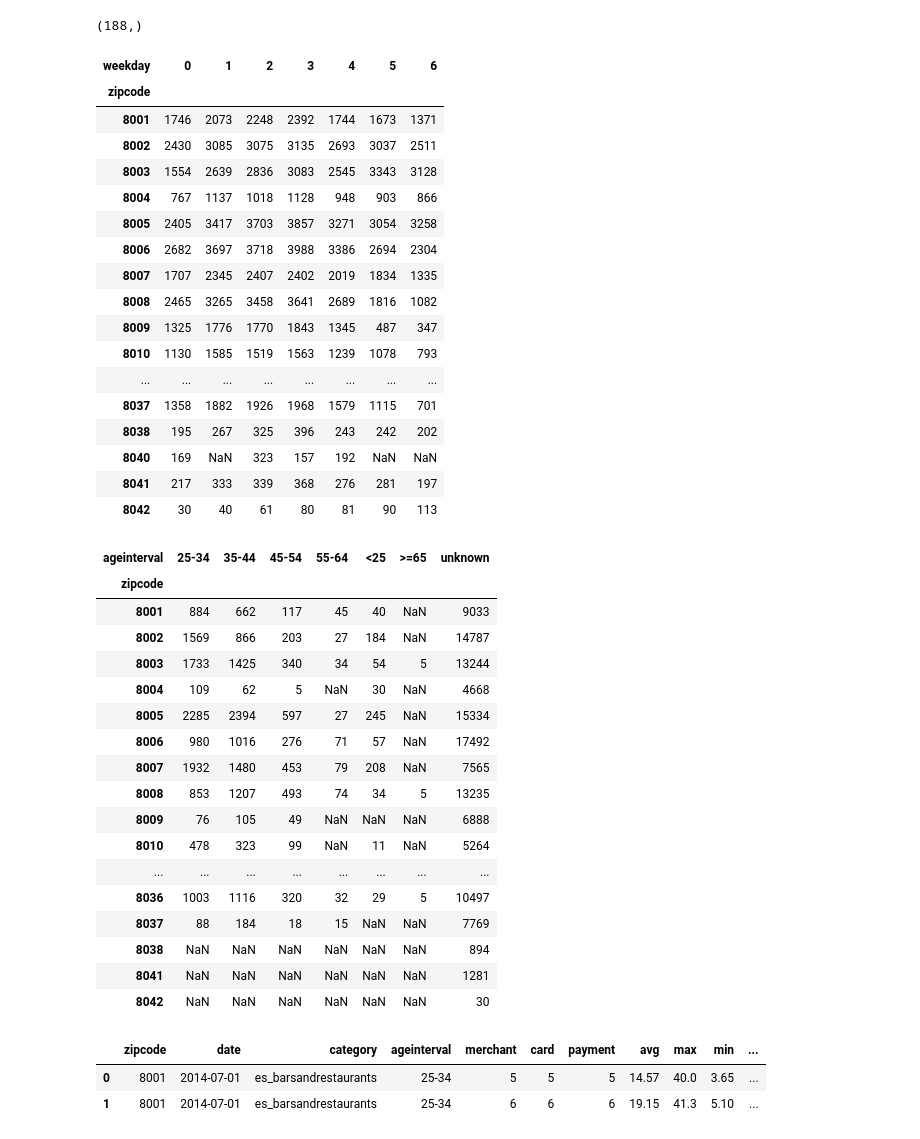
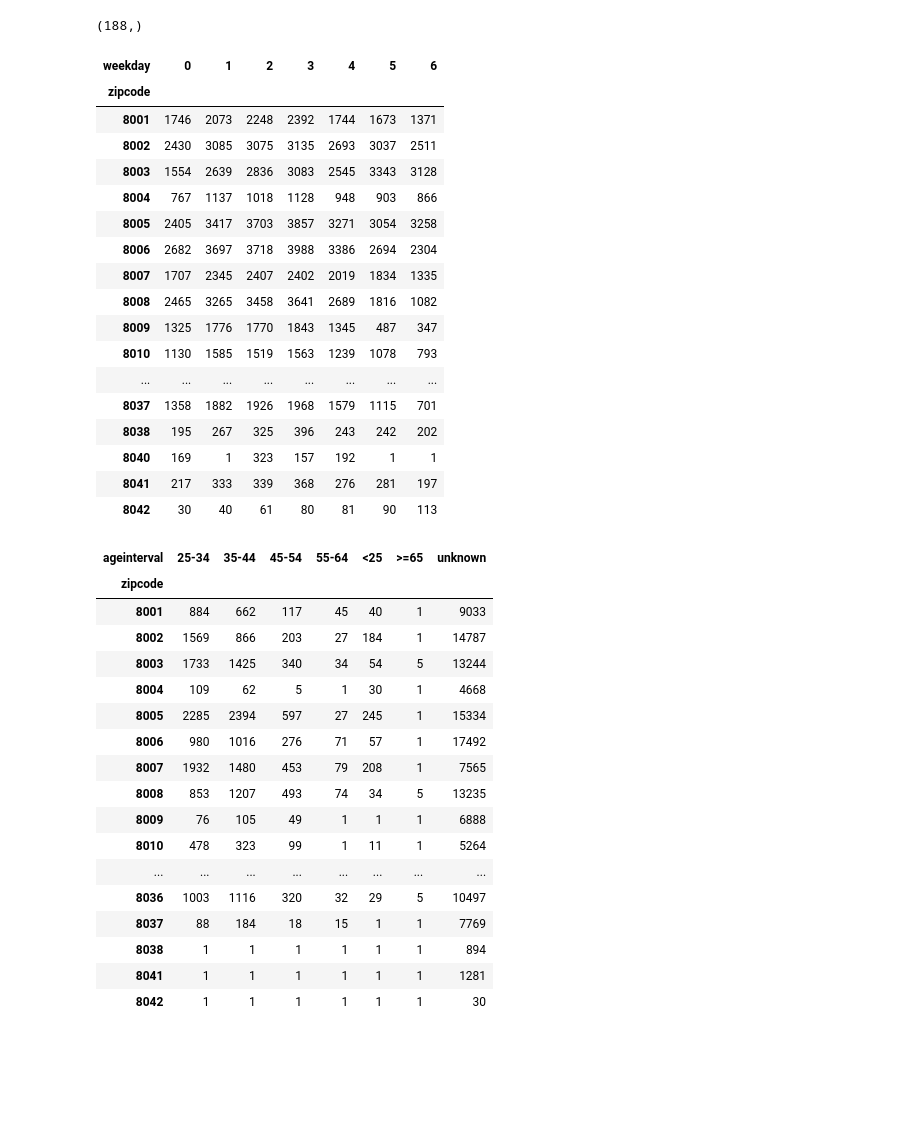
Before and after one commit to TeamUno/project, a Jupyter notebook: initial-exploration/Exploracion-Restaurants_BCN.ipynb, the cells around one changed output. Saved outputs shown, nothing was run; the diff lists cells and outputs as text; code cells hidden in the pictures; blank space fills up the shorter version.

```diff
--- a/initial-exploration/Exploracion-Restaurants_BCN.ipynb
+++ b/initial-exploration/Exploracion-Restaurants_BCN.ipynb
@@ -170,6 +172,7 @@ by='zipcode'
 #by='day'
 #by='weekday'
 pivbasic_stats=pd.pivot_table(restaurants_bcn, values='payment', index=[by],columns = ['weekday'], aggfunc=np.sum)
+pivbasic_stats=pivbasic_stats.fillna(1)
 pivbasic_stats
 # %% [output]
 | weekday | 0 | 1 | 2 | 3 | 4 | 5 | 6 |
@@ -187,40 +190,35 @@ pivbasic_stats
 | ... | ... | ... | ... | ... | ... | ... | ... |
 | 8037 | 1358 | 1882 | 1926 | 1968 | 1579 | 1115 | 701 |
 | 8038 | 195 | 267 | 325 | 396 | 243 | 242 | 202 |
-| 8040 | 169 | NaN | 323 | 157 | 192 | NaN | NaN |
+| 8040 | 169 | 1 | 323 | 157 | 192 | 1 | 1 |
 | 8041 | 217 | 333 | 339 | 368 | 276 | 281 | 197 |
 | 8042 | 30 | 40 | 61 | 80 | 81 | 90 | 113 |
 # %%
 restaurants_age=age_distribution[age_distribution["category"]=="es_barsandrestaurants"]
 restaurants_age_bcn=restaurants_age[restaurants_age["zipcode"]<=8042]
 
 by='zipcode'
 #by='day'
 #by='weekday'
 pivbasic_stats=pd.pivot_table(restaurants_age_bcn, values='payment', index=[by],columns = ['ageinterval'], aggfunc=np.sum)
+pivbasic_stats=pivbasic_stats.fillna(1)
 pivbasic_stats
 # %% [output]
 | ageinterval | 25-34 | 35-44 | 45-54 | 55-64 | <25 | >=65 | unknown |
 | zipcode |  |  |  |  |  |  |  |
-| 8001 | 884 | 662 | 117 | 45 | 40 | NaN | 9033 |
-| 8002 | 1569 | 866 | 203 | 27 | 184 | NaN | 14787 |
+| 8001 | 884 | 662 | 117 | 45 | 40 | 1 | 9033 |
+| 8002 | 1569 | 866 | 203 | 27 | 184 | 1 | 14787 |
 | 8003 | 1733 | 1425 | 340 | 34 | 54 | 5 | 13244 |
-| 8004 | 109 | 62 | 5 | NaN | 30 | NaN | 4668 |
-| 8005 | 2285 | 2394 | 597 | 27 | 245 | NaN | 15334 |
-| 8006 | 980 | 1016 | 276 | 71 | 57 | NaN | 17492 |
-| 8007 | 1932 | 1480 | 453 | 79 | 208 | NaN | 7565 |
+| 8004 | 109 | 62 | 5 | 1 | 30 | 1 | 4668 |
+| 8005 | 2285 | 2394 | 597 | 27 | 245 | 1 | 15334 |
+| 8006 | 980 | 1016 | 276 | 71 | 57 | 1 | 17492 |
+| 8007 | 1932 | 1480 | 453 | 79 | 208 | 1 | 7565 |
 | 8008 | 853 | 1207 | 493 | 74 | 34 | 5 | 13235 |
-| 8009 | 76 | 105 | 49 | NaN | NaN | NaN | 6888 |
-| 8010 | 478 | 323 | 99 | NaN | 11 | NaN | 5264 |
+| 8009 | 76 | 105 | 49 | 1 | 1 | 1 | 6888 |
+| 8010 | 478 | 323 | 99 | 1 | 11 | 1 | 5264 |
 | ... | ... | ... | ... | ... | ... | ... | ... |
 | 8036 | 1003 | 1116 | 320 | 32 | 29 | 5 | 10497 |
-| 8037 | 88 | 184 | 18 | 15 | NaN | NaN | 7769 |
-| 8038 | NaN | NaN | NaN | NaN | NaN | NaN | 894 |
-| 8041 | NaN | NaN | NaN | NaN | NaN | NaN | 1281 |
-| 8042 | NaN | NaN | NaN | NaN | NaN | NaN | 30 |
+| 8037 | 88 | 184 | 18 | 15 | 1 | 1 | 7769 |
+| 8038 | 1 | 1 | 1 | 1 | 1 | 1 | 894 |
+| 8041 | 1 | 1 | 1 | 1 | 1 | 1 | 1281 |
+| 8042 | 1 | 1 | 1 | 1 | 1 | 1 | 30 |
-# %%
-restaurants_age_bcn[:2]
-# %% [output]
-|  | zipcode | date | category | ageinterval | merchant | card | payment | avg | max | min | ... |
-| 0 | 8001 | 2014-07-01 | es_barsandrestaurants | 25-34 | 5 | 5 | 5 | 14.57 | 40.0 | 3.65 | ... |
-| 1 | 8001 | 2014-07-01 | es_barsandrestaurants | 25-34 | 6 | 6 | 6 | 19.15 | 41.3 | 5.10 | ... |
```
Also changed, not shown: parts of 3 cells of this notebook.
